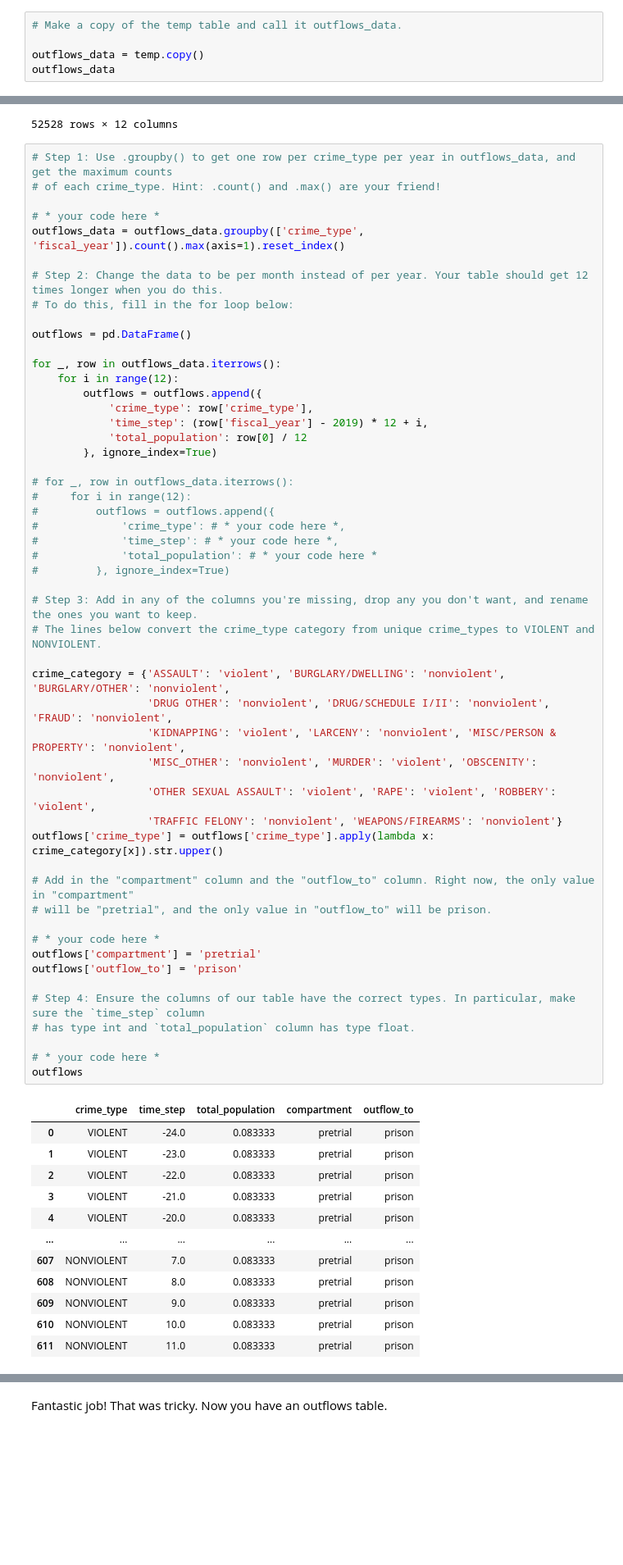
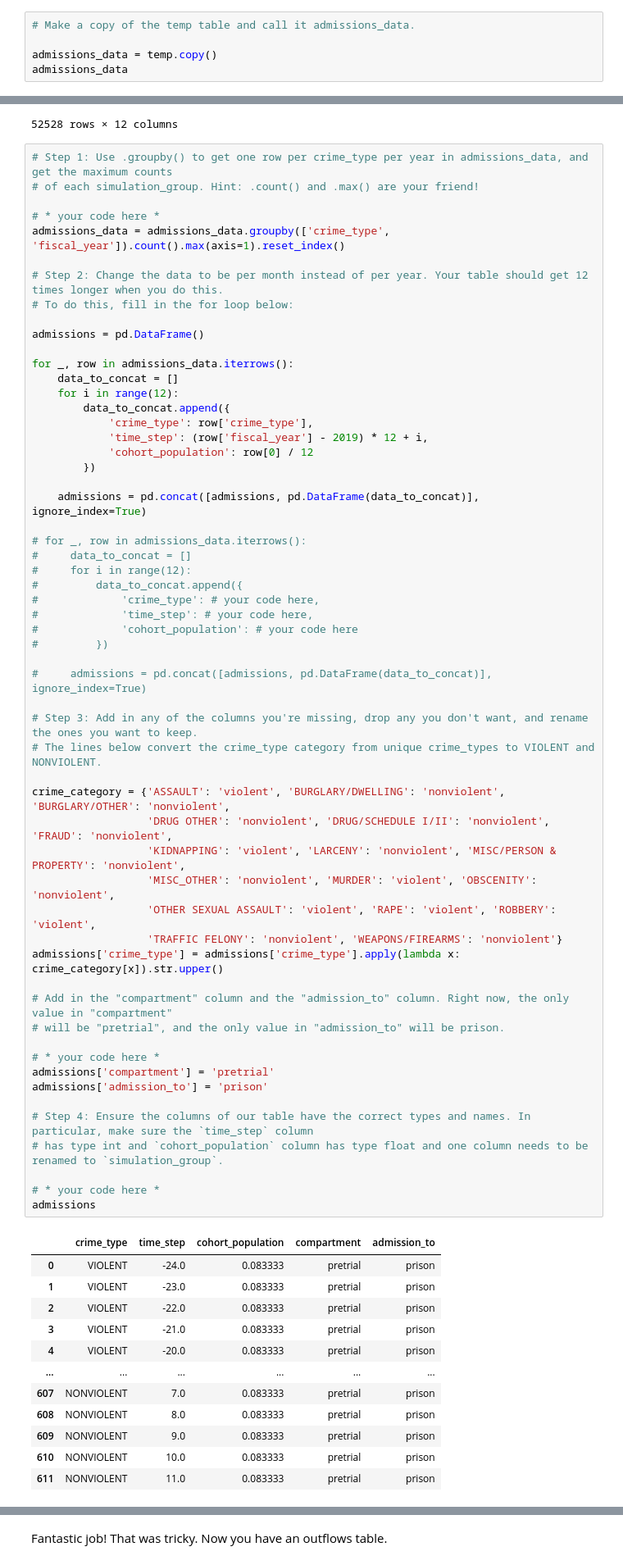
Before and after one commit to stanford-decarceration-collective/stanford-decarceration-collective, a Jupyter notebook: notebooks/parole_simulation_tutorial_2022.ipynb, the cells around one changed output, grey strips where cells are left out. Shown at 82% size. Saved outputs shown, nothing was run; the diff lists cells and outputs as text; blank space fills up the shorter version.

```diff
--- a/notebooks/parole_simulation_tutorial_2022.ipynb
+++ b/notebooks/parole_simulation_tutorial_2022.ipynb
@@ -141,10 +139,10 @@ You're up! Turn `raw_va_sentence_df` into an outflows_data table! Some important
 * Make sure your table has exactly the right columns with the right names when you're done. df.rename() is your friend!
 * `time_step` is the number of steps away from the reference date you're at. So with a reference date of 2020.0 and a time_step of 1 year, 2021.0 would be time_step = 1. In our case, the reference_date is 2019.
 # %%
-# Make a copy of the temp table and call it outflows_data.
+# Make a copy of the temp table and call it admissions_data.
 
-outflows_data = temp.copy()
-outflows_data
+admissions_data = temp.copy()
+admissions_data
 # %% [output]
 |  | offense_date | OffLName | OffFName | crime_type | offense_code | crime | judge_id | sentence_type_code | ... |
 | 0 | 5/20/2017 | MOORE | KENNETH | ASSAULT | ASL1316 | ASL1316F6 | 0 | 3.0 | ... |
@@ -160,58 +158,64 @@ outflows_data
 | 74317 | 6/25/2017 | WHITESIDES | VICTOR | WEAPONS/FIREARMS | WPN5298 | WPN5298F6 | 9TH | 3.0 | ... |
 52528 rows × 12 columns
 # %%
-# Step 1: Use .groupby() to get one row per crime_type per year in outflows_data, and get the maximum counts
-# of each crime_type. Hint: .count() and .max() are your friend!
+# Step 1: Use .groupby() to get one row per crime_type per year in admissions_data, and get the maximum counts
+# of each simulation_group. Hint: .count() and .max() are your friend!
 
 # * your code here *
-outflows_data = outflows_data.groupby(['crime_type', 'fiscal_year']).count().max(axis=1).reset_index()
+admissions_data = admissions_data.groupby(['crime_type', 'fiscal_year']).count().max(axis=1).reset_index()
 
 # Step 2: Change the data to be per month instead of per year. Your table should get 12 times longer when you do this.
 # To do this, fill in the for loop below:
 
-outflows = pd.DataFrame()
+admissions = pd.DataFrame()
 
-for _, row in outflows_data.iterrows():
+for _, row in admissions_data.iterrows():
+    data_to_concat = []
     for i in range(12):
-        outflows = outflows.append({
+        data_to_concat.append({
             'crime_type': row['crime_type'],
             'time_step': (row['fiscal_year'] - 2019) * 12 + i,
-            'total_population': row[0] / 12
-        }, ignore_index=True)
+            'cohort_population': row[0] / 12
+        })
 
-# for _, row in outflows_data.iterrows():
+    admissions = pd.concat([admissions, pd.DataFrame(data_to_concat)], ignore_index=True)
+
+# for _, row in admissions_data.iterrows():
+#     data_to_concat = []
 #     for i in range(12):
-#         outflows = outflows.append({
-#             'crime_type': # * your code here *,
-#             'time_step': # * your code here *,
-#             'total_population': # * your code here *
-#         }, ignore_index=True)
+#         data_to_concat.append({
+#             'crime_type': # your code here,
+#             'time_step': # your code here,
+#             'cohort_population': # your code here
+#         })
+
+#     admissions = pd.concat([admissions, pd.DataFrame(data_to_concat)], ignore_index=True)
 
 # Step 3: Add in any of the columns you're missing, drop any you don't want, and rename the ones you want to keep.
 # The lines below convert the crime_type category from unique crime_types to VIOLENT and NONVIOLENT.
 
 crime_category = {'ASSAULT': 'violent', 'BURGLARY/DWELLING': 'nonviolent', 'BURGLARY/OTHER': 'nonviolent',
                   'DRUG OTHER': 'nonviolent', 'DRUG/SCHEDULE I/II': 'nonviolent', 'FRAUD': 'nonviolent',
                   'KIDNAPPING': 'violent', 'LARCENY': 'nonviolent', 'MISC/PERSON & PROPERTY': 'nonviolent',
                   'MISC_OTHER': 'nonviolent', 'MURDER': 'violent', 'OBSCENITY': 'nonviolent',
                   'OTHER SEXUAL ASSAULT': 'violent', 'RAPE': 'violent', 'ROBBERY': 'violent',
                   'TRAFFIC FELONY': 'nonviolent', 'WEAPONS/FIREARMS': 'nonviolent'}
-outflows['crime_type'] = outflows['crime_type'].apply(lambda x: crime_category[x]).str.upper()
+admissions['crime_type'] = admissions['crime_type'].apply(lambda x: crime_category[x]).str.upper()
 
-# Add in the "compartment" column and the "outflow_to" column. Right now, the only value in "compartment"
-# will be "pretrial", and the only value in "outflow_to" will be prison.
+# Add in the "compartment" column and the "admission_to" column. Right now, the only value in "compartment"
+# will be "pretrial", and the only value in "admission_to" will be prison.
 
 # * your code here *
-outflows['compartment'] = 'pretrial'
-outflows['outflow_to'] = 'prison'
+admissions['compartment'] = 'pretrial'
+admissions['admission_to'] = 'prison'
 
-# Step 4: Ensure the columns of our table have the correct types. In particular, make sure the `time_step` column
-# has type int and `total_population` column has type float.
+# Step 4: Ensure the columns of our table have the correct types and names. In particular, make sure the `time_step` column
+# has type int and `cohort_population` column has type float and one column needs to be renamed to `simulation_group`.
 
 # * your code here *
-outflows
+admissions
 # %% [output]
-|  | crime_type | time_step | total_population | compartment | outflow_to |
+|  | crime_type | time_step | cohort_population | compartment | admission_to |
 | 0 | VIOLENT | -24.0 | 0.083333 | pretrial | prison |
 | 1 | VIOLENT | -23.0 | 0.083333 | pretrial | prison |
 | 2 | VIOLENT | -22.0 | 0.083333 | pretrial | prison |
```
Also changed, not shown: parts of 16 cells of this notebook, 29 other files.
